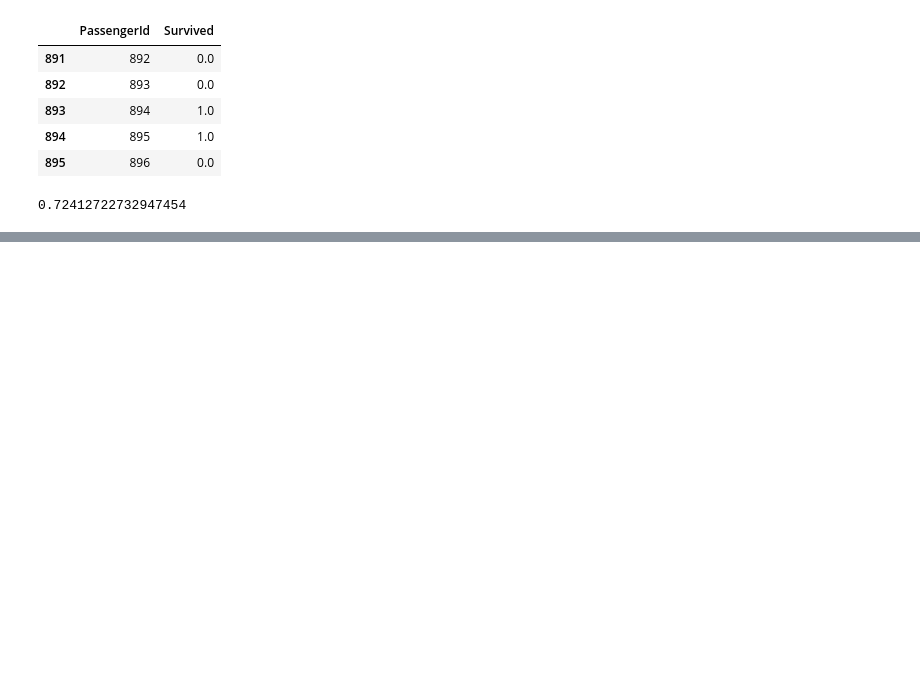
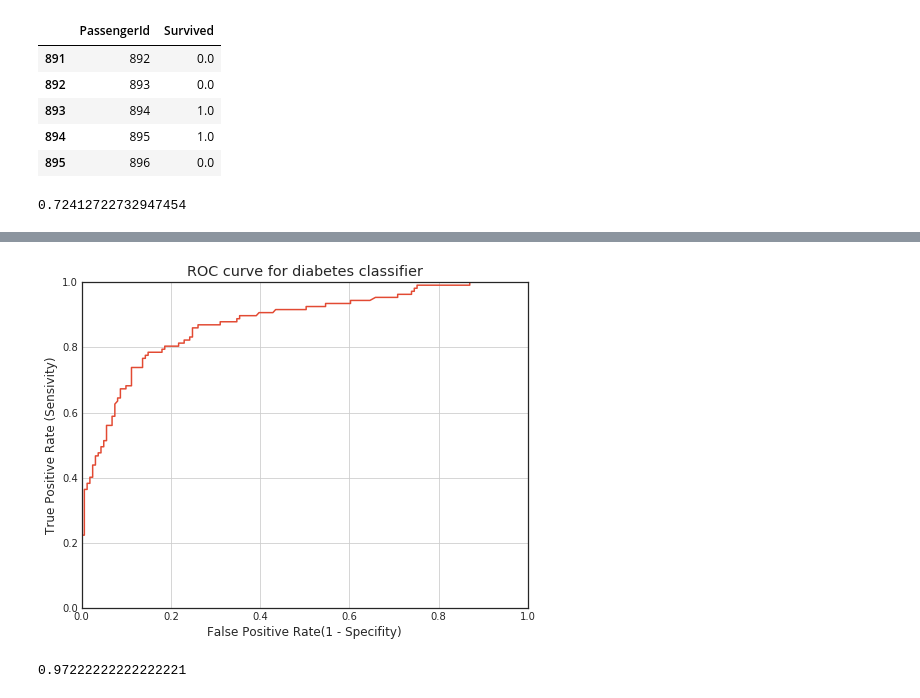
Before and after one commit to jedlin21/ML, a Jupyter notebook: Jupyter/www.kaggle.com.helgejo.an.interactive.data.science.tutorial.ipynb, the cells around one changed output, grey strips where cells are left out. Cells and saved outputs as stored; diff of their text form; code cells hidden in the pictures; blank space fills up the shorter version.

```diff
--- a/Jupyter/www.kaggle.com.helgejo.an.interactive.data.science.tutorial.ipynb
+++ b/Jupyter/www.kaggle.com.helgejo.an.interactive.data.science.tutorial.ipynb
@@ -396,0 +456,20 @@ cross_val_score(knn, X, y, cv=10, scoring='accuracy').mean()
+# %%
+#IMPORTANT: first argument is true values, second argument is predicted probabilities
+fpr, tpr, thresholds = metrics.roc_curve(y_test, y_pred_prob)
+plt.plot(fpr, tpr)
+plt.xlim([0.0, 1.0])
+plt.ylim([0.0, 1.0])
+plt.title('ROC curve for diabetes classifier')
+plt.xlabel('False Positive Rate(1 - Specifity)')
+plt.ylabel('True Positive Rate (Sensivity)')
+plt.grid(True)
+# %% [output]
+[figure, added]
+# %%
+#predict diabetes if the predicted probability is greater than x    where x <0,1>
+x = 0.8
+from sklearn.preprocessing import binarize
+y_pred_class = binarize([y_pred_prob], x)[0]
+metrics.precision_score(y_test, y_pred_class)
+# %% [output]
+0.97222222222222221
```
Also changed, not shown: parts of 15 cells of this notebook, 3 other files.
